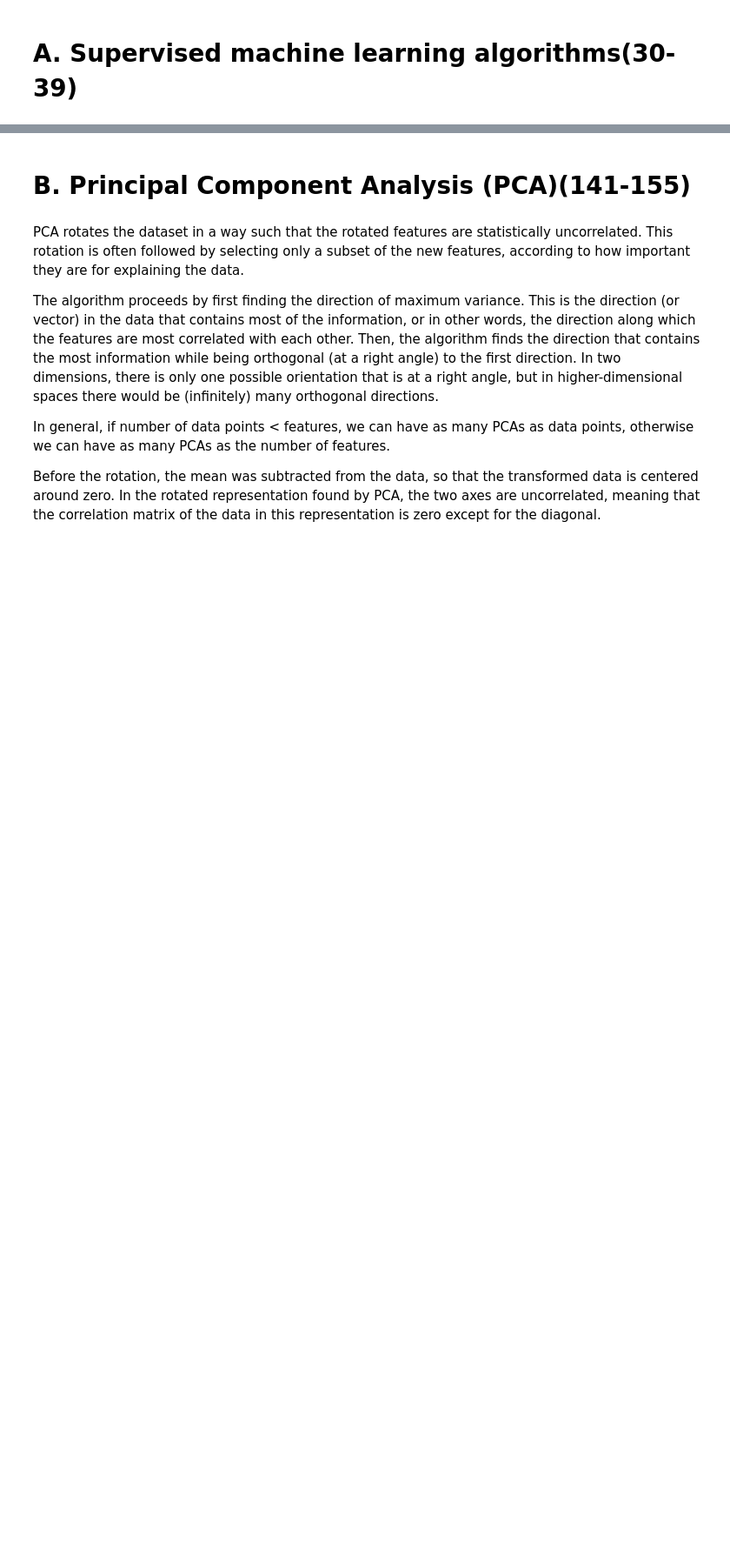
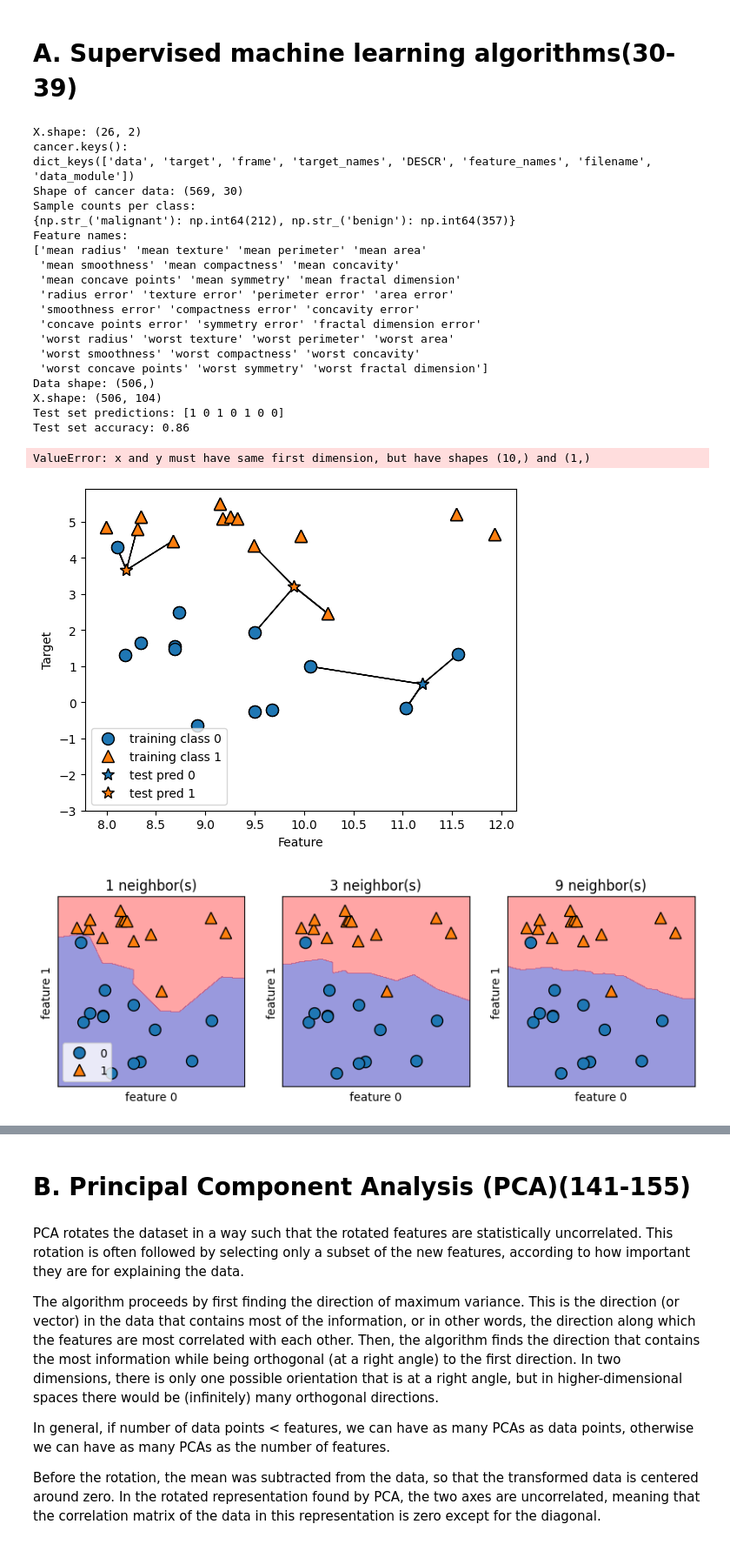
Before and after one commit to MahtabDastranj/Machine-Learning, a Jupyter notebook: HW2/Coding_exercises.ipynb, the cells around one changed output, grey strips where cells are left out. Shown at 87% size. Drawn from its saved outputs; the diff is of its cells as text; code cells hidden in the pictures; blank space fills up the shorter version.

```diff
--- a/HW2/Coding_exercises.ipynb
+++ b/HW2/Coding_exercises.ipynb
@@ -89,7 +84,11 @@ print("Sample counts per class:\n{}".format(
 
 print("Feature names:\n{}".format(cancer.feature_names))
 
-boston = load_boston()
+data_url = "http://lib.stat.cmu.edu/datasets/boston"
+raw_df = pd.read_csv(data_url, sep="\s+", skiprows=22, header=None)
+data = np.hstack([raw_df.values[::2, :], raw_df.values[1::2, :2]])
+boston = raw_df.values[1::2, 2]
+# boston = load_boston()
 print("Data shape: {}".format(boston.data.shape))
 
 X, y = mglearn.datasets.load_extended_boston()
@@ -109,33 +108,57 @@ for n_neighbors, ax in zip([1, 3, 9], axes):
  # the fit method returns the object self, so we can instantiate
  # and fit in one line
  clf = KNeighborsClassifier(n_neighbors=n_neighbors).fit(X, y)
  mglearn.plots.plot_2d_separator(clf, X, fill=True, eps=0.5, ax=ax, alpha=.4)
  mglearn.discrete_scatter(X[:, 0], X[:, 1], y, ax=ax)
  ax.set_title("{} neighbor(s)".format(n_neighbors))
  ax.set_xlabel("feature 0")
  ax.set_ylabel("feature 1")
 axes[0].legend(loc=3)
 
 cancer = load_breast_cancer()
 X_train, X_test, y_train, y_test = train_test_split(
 cancer.data, cancer.target, stratify=cancer.target, random_state=66)
 training_accuracy = []
 test_accuracy = []
 # try n_neighbors from 1 to 10
 neighbors_settings = range(1, 11)
 for n_neighbors in neighbors_settings:
  # build the model
  clf = KNeighborsClassifier(n_neighbors=n_neighbors)
  clf.fit(X_train, y_train)
  # record training set accuracy
  training_accuracy.append(clf.score(X_train, y_train))
  # record generalization accuracy
  test_accuracy.append(clf.score(X_test, y_test))
  plt.plot(neighbors_settings, training_accuracy, label="training accuracy")
 plt.plot(neighbors_settings, test_accuracy, label="test accuracy")
 plt.ylabel("Accuracy")
 plt.xlabel("n_neighbors")
 plt.legend()
+# %% [output]
+X.shape: (26, 2)
+cancer.keys():
+dict_keys(['data', 'target', 'frame', 'target_names', 'DESCR', 'feature_names', 'filename', 'data_module'])
+Shape of cancer data: (569, 30)
+Sample counts per class:
+{np.str_('malignant'): np.int64(212), np.str_('benign'): np.int64(357)}
+Feature names:
+['mean radius' 'mean texture' 'mean perimeter' 'mean area'
+ 'mean smoothness' 'mean compactness' 'mean concavity'
+ 'mean concave points' 'mean symmetry' 'mean fractal dimension'
+ 'radius error' 'texture error' 'perimeter error' 'area error'
+ 'smoothness error' 'compactness error' 'concavity error'
+ 'concave points error' 'symmetry error' 'fractal dimension error'
+ 'worst radius' 'worst texture' 'worst perimeter' 'worst area'
+ 'worst smoothness' 'worst compactness' 'worst concavity'
+ 'worst concave points' 'worst symmetry' 'worst fractal dimension']
+Data shape: (506,)
+X.shape: (506, 104)
+Test set predictions: [1 0 1 0 1 0 0]
+Test set accuracy: 0.86
+ValueError: x and y must have same first dimension, but have shapes (10,) and (1,)
+[figure, added]
+[figure, added]
 # %% [markdown]
 `X, y = mglearn.datasets.make_forge()`:
 
```
Also changed, not shown: parts of 2 cells of this notebook.
